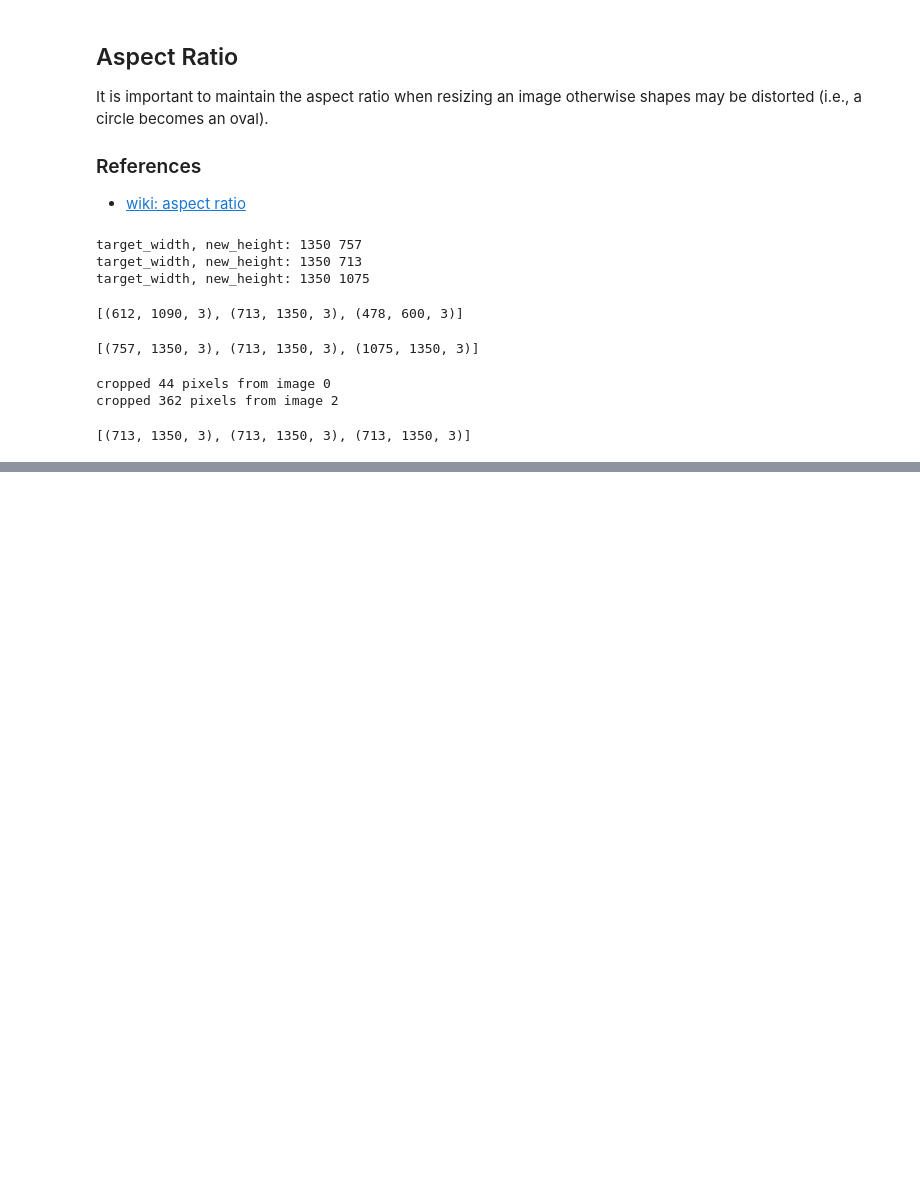
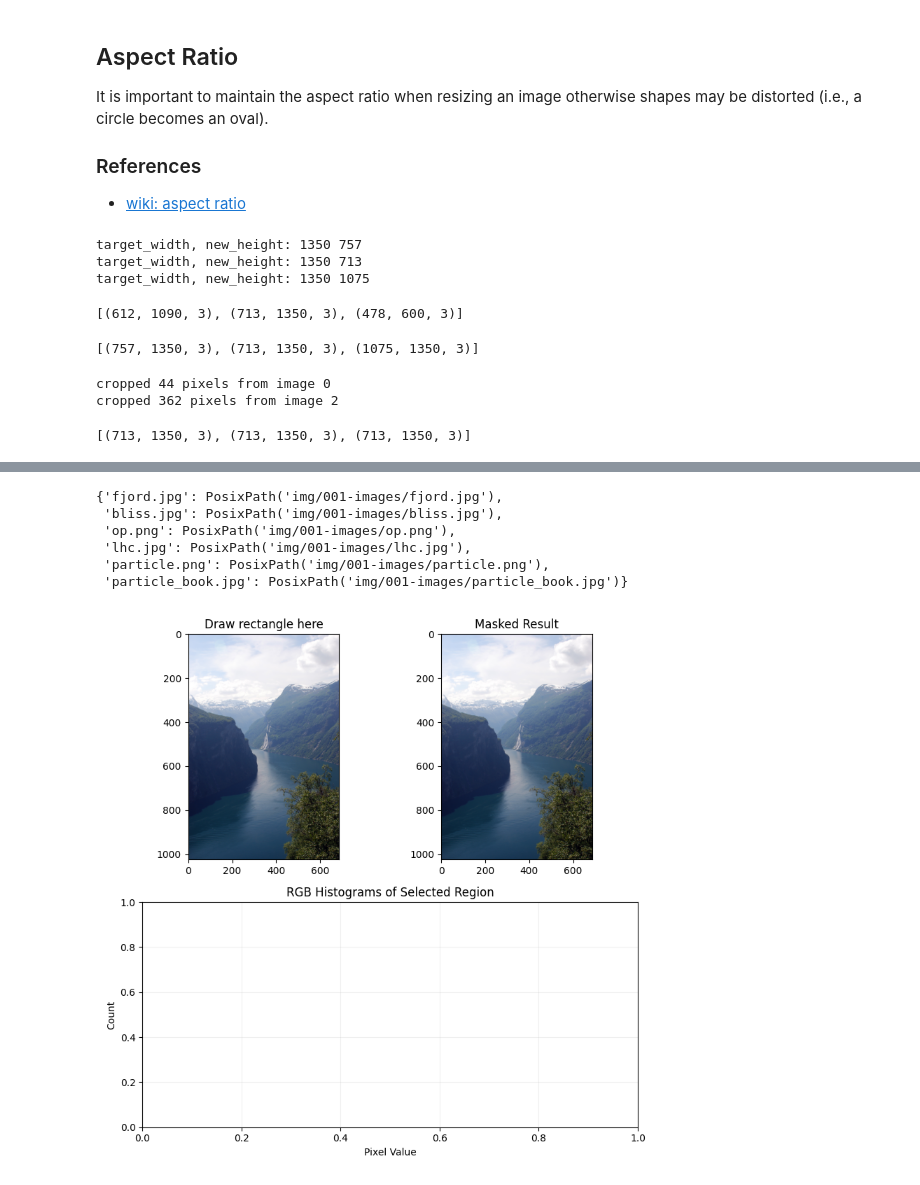
Before and after one commit to seafoodfry/ml-workspace, a Jupyter notebook: gpu-sandbox/vision/001-opencv-ops.ipynb, the cells around one changed output, grey strips where cells are left out. Cells and saved outputs as stored; diff of their text form; code cells hidden in the pictures; blank space fills up the shorter version.

```diff
--- a/gpu-sandbox/vision/001-opencv-ops.ipynb
+++ b/gpu-sandbox/vision/001-opencv-ops.ipynb
@@ -324,7 +335,9 @@ def create_transition_video(
 # %%
 # https://physics.stackexchange.com/questions/629009/is-there-a-motion-picture-of-sub-atomic-particle-collisions
 img3_url = 'https://i.sstatic.net/Ofr0L.jpg'
-img3_original = cv_img_from_url(img3_url, 'particle_book.jpg')
+IMGS['particle_book.jpg'] = IMG_PATH / 'particle_book.jpg'
+
+img3_original = cv_img_from_url(img3_url, IMGS['particle_book.jpg'])
 img3 = cv.resize(img3_original, (particle_img.shape[1], particle_img.shape[0]) )
 # %%
 video_path = IMG_PATH / 'three_images.mp4'
@@ -425,0 +605,14 @@ Video(video_path, width=500, height=300)
+# %%
+IMGS
+# %% [output]
+{'fjord.jpg': PosixPath('img/001-images/fjord.jpg'),
+ 'bliss.jpg': PosixPath('img/001-images/bliss.jpg'),
+ 'op.png': PosixPath('img/001-images/op.png'),
+ 'lhc.jpg': PosixPath('img/001-images/lhc.jpg'),
+ 'particle.png': PosixPath('img/001-images/particle.png'),
+ 'particle_book.jpg': PosixPath('img/001-images/particle_book.jpg')}
+# %%
+fig, mask, selector = create_interactive_mask(IMGS['fjord.jpg'])
+plt.show()
+# %% [output]
+[figure, added]
```
Also changed, not shown: parts of 13 cells of this notebook, 3 other files.
